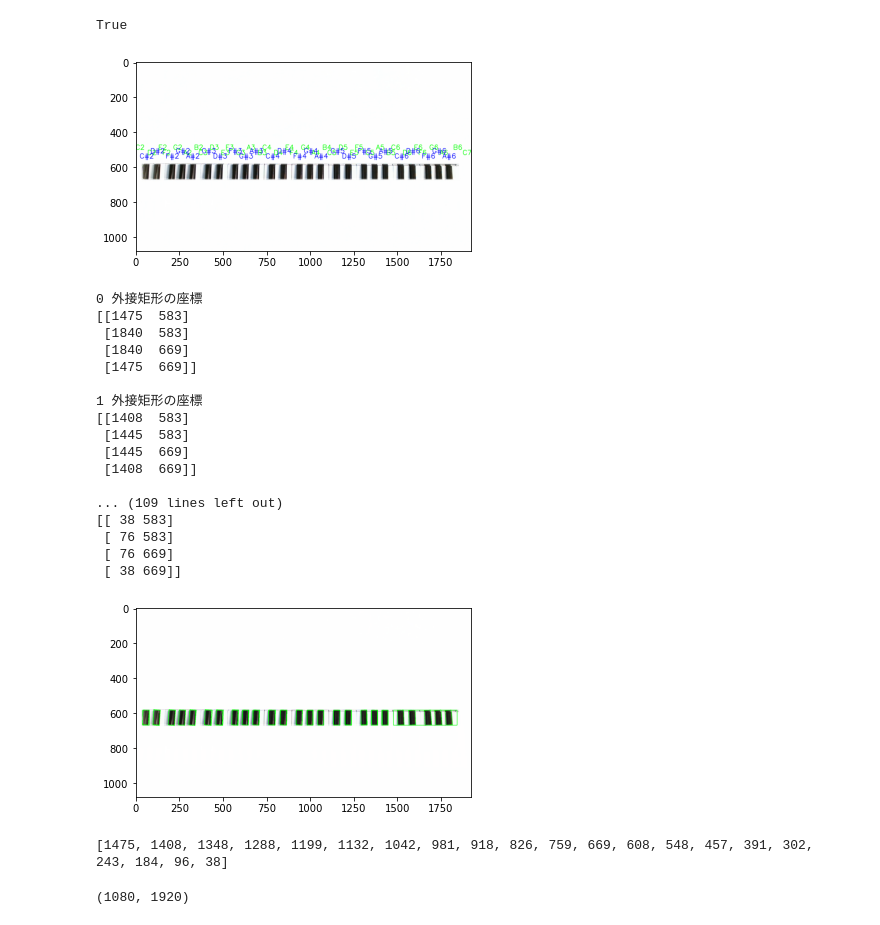
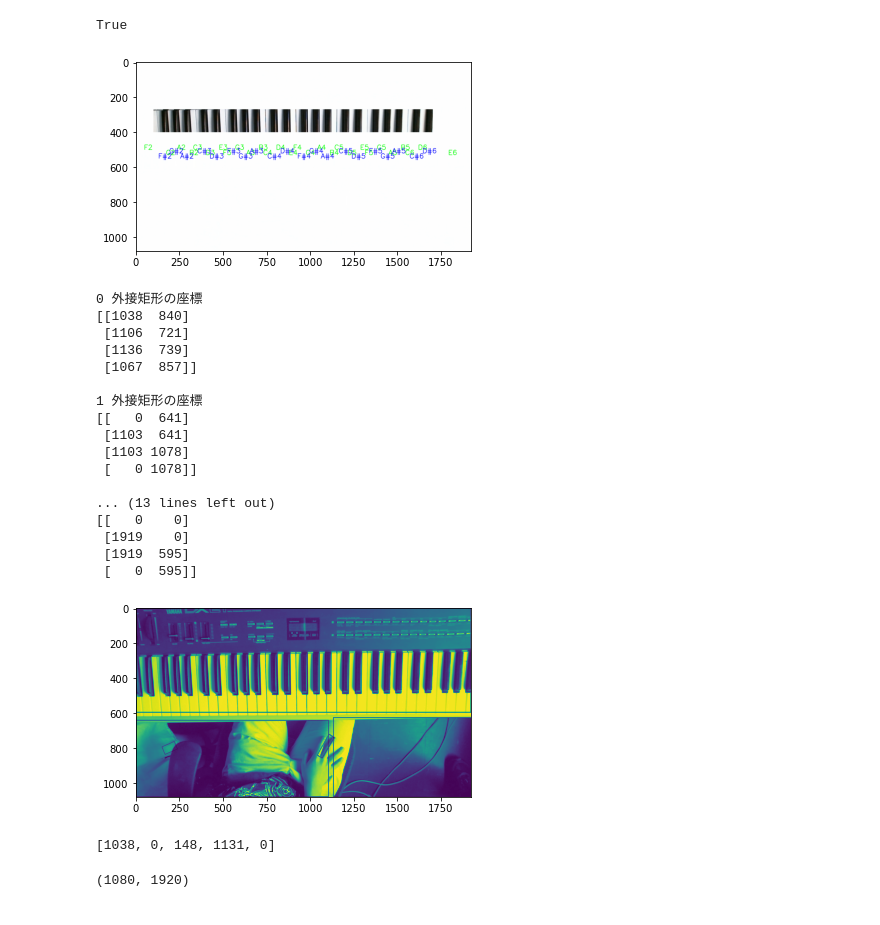
Before and after one commit to rasseimu/kakenkeyboard, a Jupyter notebook: keyboard/doremi_ok.ipynb, the cells around one changed output. Cells and saved outputs as stored; diff of their text form; code cells hidden in the pictures.

```diff
--- a/keyboard/doremi_ok.ipynb
+++ b/keyboard/doremi_ok.ipynb
@@ -190,0 +206,3 @@ mean=st.mean(xleft)-st.mean(xright)
+# %%
+mean=30
+print(mean)
@@ -198,7 +218,7 @@ j=0
 hakken=[]
 while i<len(hakkenkari):
     haklen=hakkenkari[i][1]-hakkenkari[i][0]
-    if  haklen>mean:#別のところの値使いたい
+    if  haklen>mean and i != 0 and i != len(hakkenkari)-1:#別のところの値使いたい
         hakken+=[[hakkenkari[i][0],math.floor(hakkenkari[i][0]+haklen/2)]]+[[math.ceil(hakkenkari[i][0]+haklen/2),hakkenkari[i][1]]]
 
     else:
@@ -226,8 +246,8 @@ while i<len(hakken):
     cv2.rectangle(base,
               (l,568),
               (r, 490),
-              (0,0,255),
-              thickness=3,
+              (0,255,0),
+              thickness=-1,
               lineType=cv2.LINE_4,
               shift=0)
     i+=1
@@ -359,12 +379,13 @@ plt.imshow(base3)
 cv2.imwrite("./after/doremi.jpg",base3)
 # %% [output]
 True
-[figure, old version]
+[figure, new version]
 # %%
-im_mask = cv2.cvtColor(im_mask, cv2.COLOR_BGR2GRAY)
+#im_mask = cv2.cvtColor(im_mask, cv2.COLOR_BGR2GRAY)
 img_1 = cv2.imread('./imagefile/tryout/img_000.jpg',1)
 img_1_gray = cv2.cvtColor(img_1, cv2.COLOR_BGR2GRAY)
-img_1_gray = cv2.bitwise_or(img_1_gray, im_mask)
+im_out = cv2.cvtColor(img_1,cv2.COLOR_BGR2GRAY)
+img_1_gray = cv2.bitwise_or(img_1_gray, im_out)
 
 
 # img_grayを平均化領域9x9で平均化処理しimg_blurに代入
@@ -393,52 +414,52 @@ contours = list(filter(lambda x: cv2.contourArea(x) > 2000, contours))
 xleft2=[]
 
 
 ID=0
 for i in contours:
     x=[]
     rect = cv2.minAreaRect(i)
     box = cv2.boxPoints(rect)
     box = np.int0(box)
     img = cv2.drawContours(im_out,[box],0,(0,255,0),2)
     cv2.imwrite("./after/kagegai"+str(ID)+".jpg",img)
     plt.imshow(img)
 
     # 外接矩形の座標、回転角の表示
     print(str(ID),'外接矩形の座標')
     print(box,"\n")
 
 
 
     #各輪郭の左端、右端を取得
     for  r in box:
         x+=[r[0]]
     xleft2 +=[min(x)]
 
     ID+=1
 # %% [output]
 0 外接矩形の座標
-[[1475  583]
- [1840  583]
- [1840  669]
- [1475  669]]
+[[1038  840]
+ [1106  721]
+ [1136  739]
+ [1067  857]]
 
 1 外接矩形の座標
-[[1408  583]
- [1445  583]
- [1445  669]
- [1408  669]]
+[[   0  641]
+ [1103  641]
+ [1103 1078]
+ [   0 1078]]
 
-... (109 lines left out)
-[[ 38 583]
- [ 76 583]
- [ 76 669]
- [ 38 669]]
+... (13 lines left out)
+[[   0    0]
+ [1919    0]
+ [1919  595]
+ [   0  595]]
-[figure, old version]
+[figure, new version]
 # %%
 #黒鍵検出のとき基準とする影の左端
 print(xleft2)
 # %% [output]
-[1475, 1408, 1348, 1288, 1199, 1132, 1042, 981, 918, 826, 759, 669, 608, 548, 457, 391, 302, 243, 184, 96, 38]
+[1038, 0, 148, 1131, 0]
 # %%
 #比較やるよー
 # %%
```
Also changed, not shown: parts of 30 cells of this notebook.
